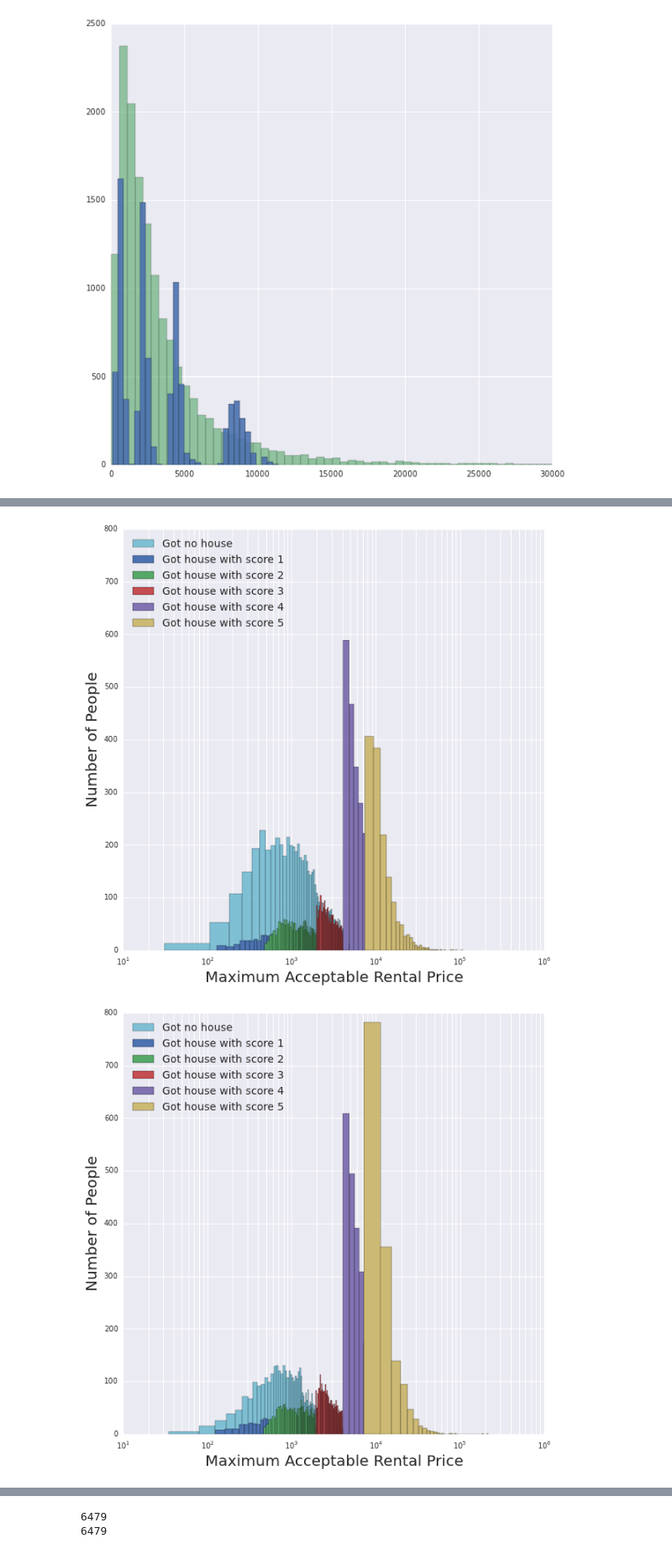
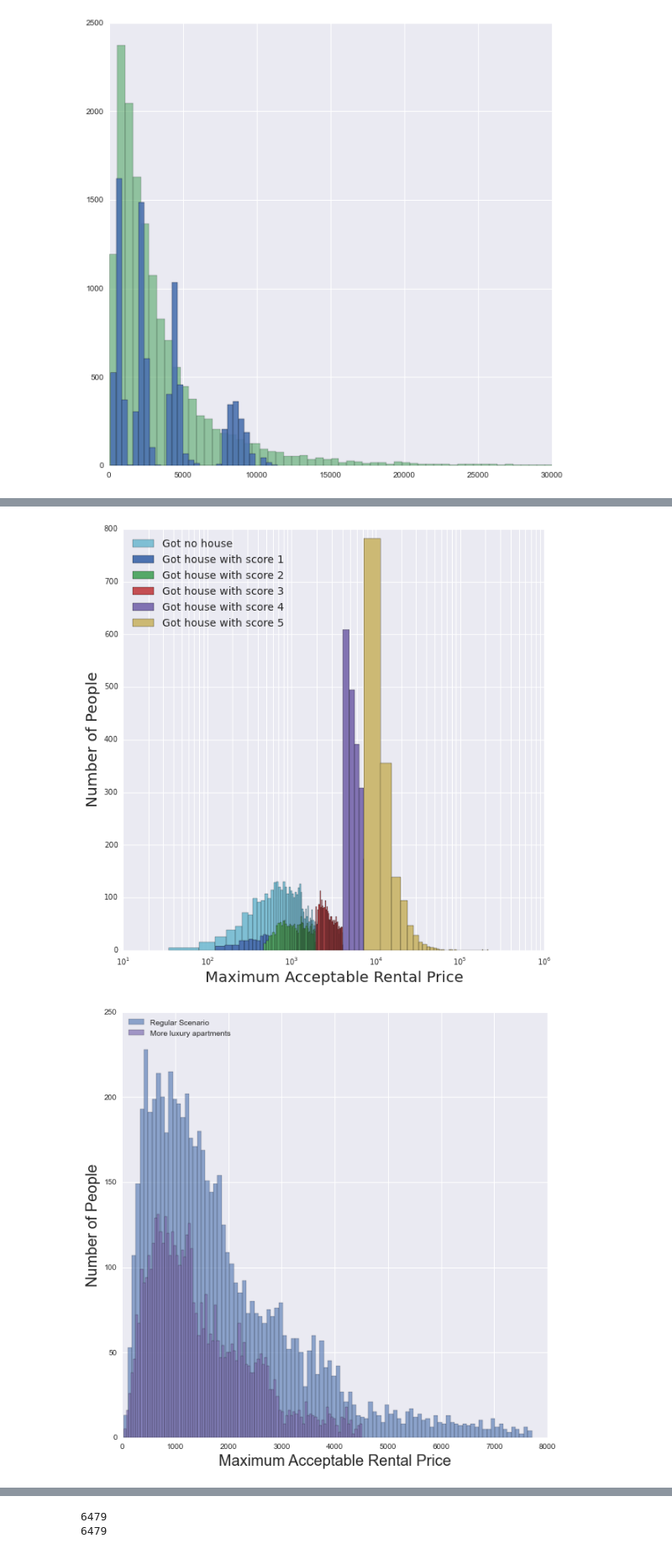
Before and after one commit to SonjaKT/housing_model, a Jupyter notebook: graphs.ipynb, the cells around one changed output, grey strips where cells are left out. Shown: that part at 84% size. Drawn from its saved outputs; the diff is of its cells as text; code cells hidden in the pictures.

Commit message:
Update graphs to make the distribution of incomes vs. housing rented more clear.

```diff
--- a/graphs.ipynb
+++ b/graphs.ipynb
@@ -41,33 +81,31 @@ pylab.show()
 # %%
 pylab.figure(figsize=(10,10))
-no_house = df[np.isfinite(df.apt_score) == False]
+no_house = df_more_lux[np.isfinite(df_more_lux.apt_score) == False]
 pylab.hist(no_house.max_rent, bins=100, color=pallete[i+1], alpha=0.8, label='Got no house')
 for i in np.arange(5):
-    q_slice = df[df.apt_score == i+1]
+    q_slice = df_more_lux[df.apt_score == i+1]
     label = 'Got house with score %d' % (i + 1)
     pylab.hist(q_slice.max_rent, bins=50, color=pallete[i], label=label)
 pylab.legend(loc=2, fontsize=14)
-pylab.xscale('log')
+#pylab.xscale('log')
 pylab.xlabel('Maximum Acceptable Rental Price', fontsize=20)
 pylab.ylabel('Number of People', fontsize=20)
 pylab.ylim((0,800))
+
 pylab.show()
 # %% [output]
-[figure, old version]
+[figure, new version]
 # %%
 pylab.figure(figsize=(10,10))
-no_house = df_more_lux[np.isfinite(df_more_lux.apt_score) == False]
-pylab.hist(no_house.max_rent, bins=100, color=pallete[i+1], alpha=0.8, label='Got no house')
-for i in np.arange(5):
-    q_slice = df_more_lux[df.apt_score == i+1]
-    label = 'Got house with score %d' % (i + 1)
-    pylab.hist(q_slice.max_rent, bins=50, color=pallete[i], label=label)
-pylab.legend(loc=2, fontsize=14)
-pylab.xscale('log')
+no_house_reg = df[np.isfinite(df.apt_score) == False]
+no_house_more_lux = df_more_lux[np.isfinite(df_more_lux.apt_score) == False]
+
+pylab.hist(no_house_reg.max_rent, bins=100, color=pallete[0], alpha=0.6, label='Regular Scenario')
+pylab.hist(no_house_more_lux.max_rent, bins=100, color=pallete[3], alpha=0.7, label='More luxury apartments')
+#pylab.xscale('log')
 pylab.xlabel('Maximum Acceptable Rental Price', fontsize=20)
 pylab.ylabel('Number of People', fontsize=20)
-pylab.ylim((0,800))
-
+pylab.legend(loc=2)
 pylab.show()
 # %% [output]
-[figure, old version]
+[figure, new version]
```
Also changed, not shown: parts of 4 cells of this notebook.
